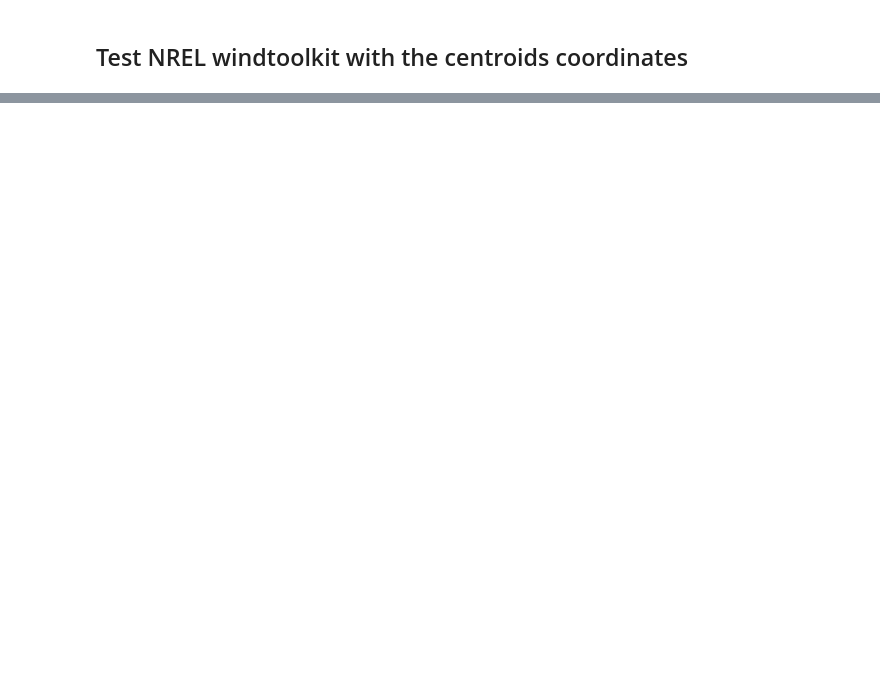
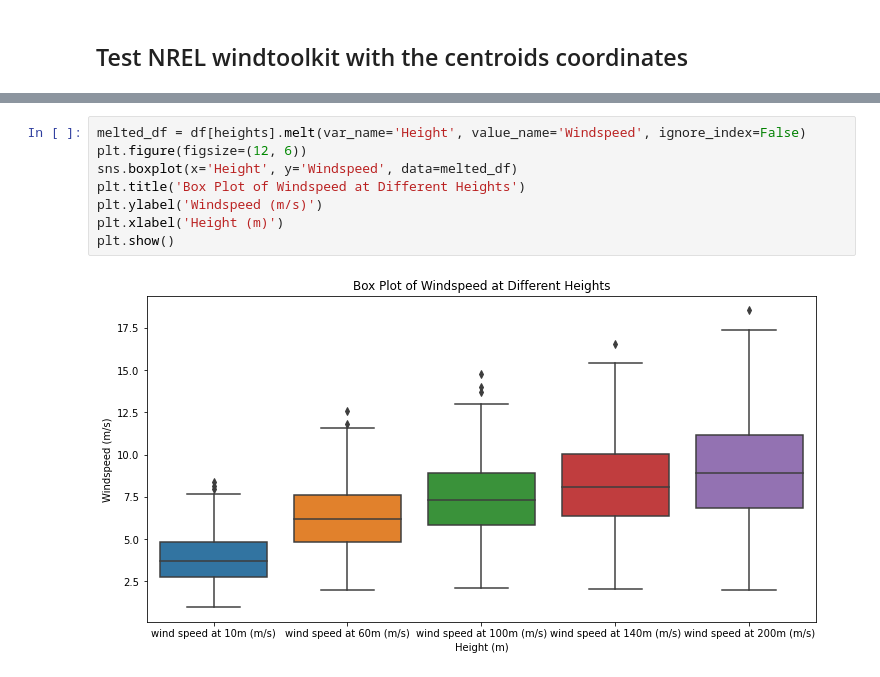
Before and after one commit to bastian6666/NREL_TT, a Jupyter notebook: Data_Analysis/src/wind_analysis.ipynb, the cells around one changed output, grey strips where cells are left out. Cells and saved outputs as stored; diff of their text form; blank space fills up the shorter version.

```diff
--- a/Data_Analysis/src/wind_analysis.ipynb
+++ b/Data_Analysis/src/wind_analysis.ipynb
@@ -190,0 +201,10 @@ for ii in range(2):
+# %%
+melted_df = df[heights].melt(var_name='Height', value_name='Windspeed', ignore_index=False)
+plt.figure(figsize=(12, 6))
+sns.boxplot(x='Height', y='Windspeed', data=melted_df)
+plt.title('Box Plot of Windspeed at Different Heights')
+plt.ylabel('Windspeed (m/s)')
+plt.xlabel('Height (m)')
+plt.show()
+# %% [output]
+[figure, added]
```
Also changed, not shown: parts of 7 cells of this notebook, 3 other files.
